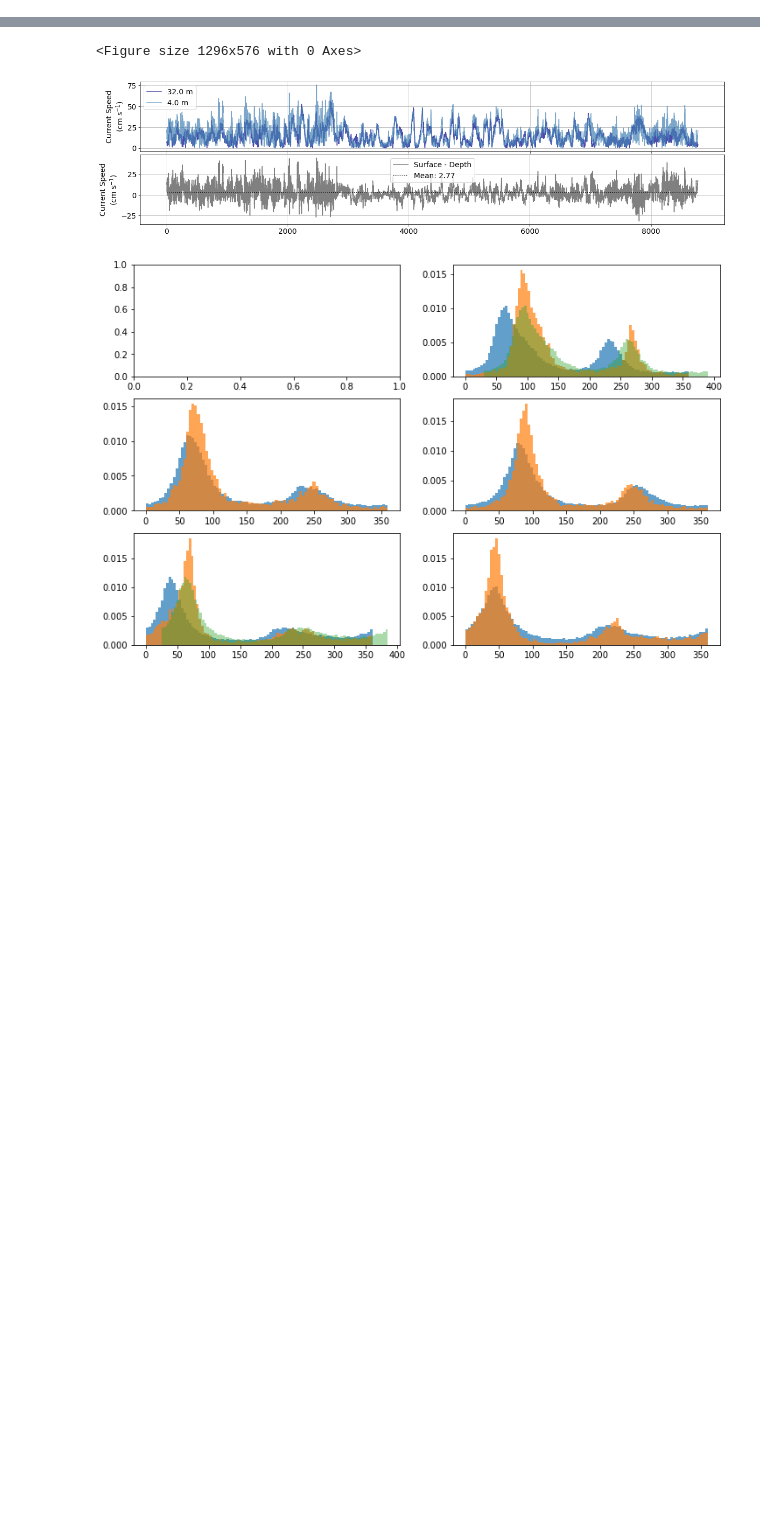
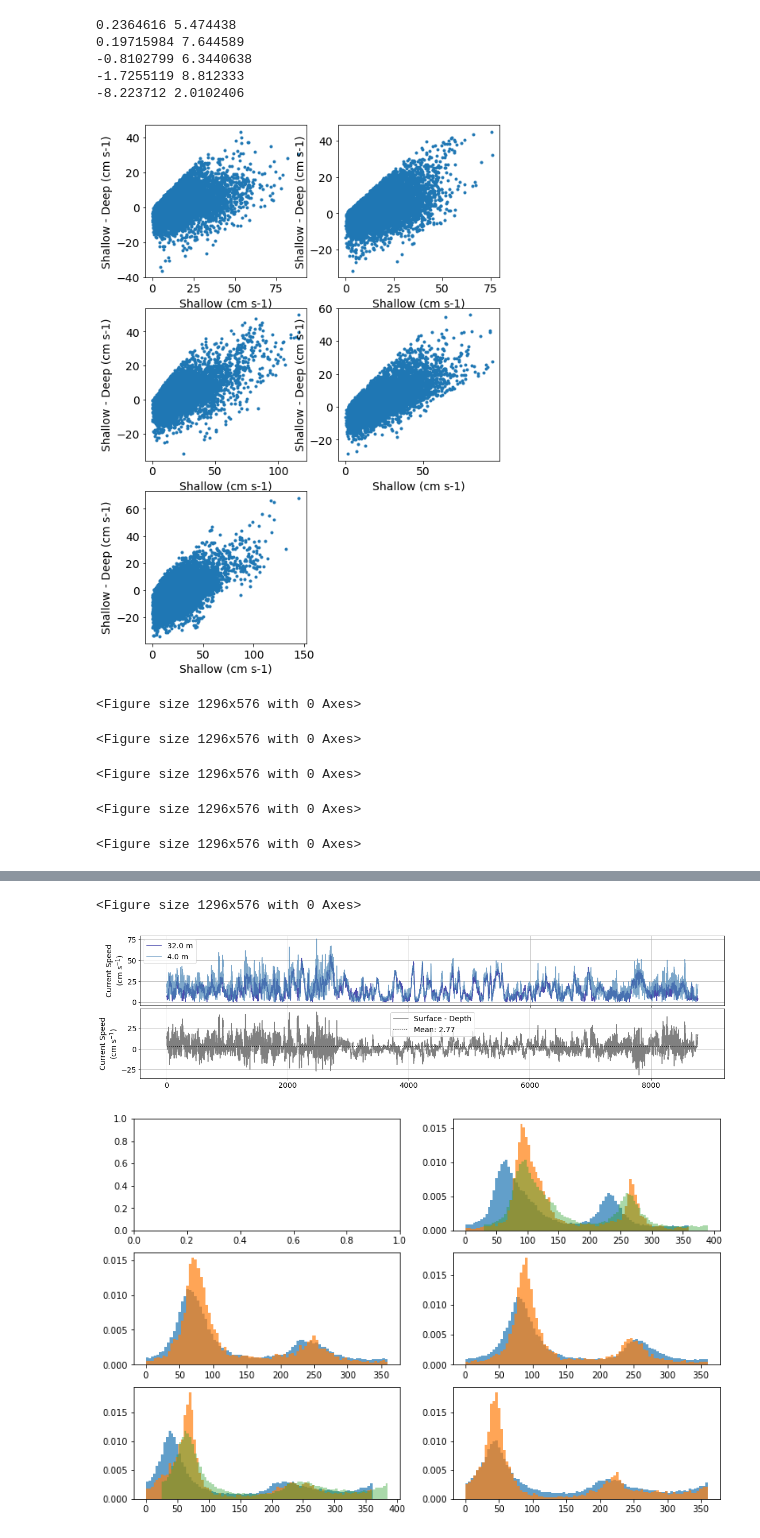
Before and after one commit to leviner/MooredEchosounders, a Jupyter notebook: code/adcpCompare.ipynb, the cells around one changed output, grey strips where cells are left out. Saved outputs shown, nothing was run; the diff lists cells and outputs as text; code cells hidden in the pictures; blank space fills up the shorter version.

Commit message:
figure updates

```diff
--- a/code/adcpCompare.ipynb
+++ b/code/adcpCompare.ipynb
@@ -80,3 +80,31 @@ df2 = readTracks('../data/analysisFiles/TrackRegions2_linear2.csv')
 df4 = readTracks('../data/analysisFiles/TrackRegions4_linear2.csv')
 df5 = readTracks('../data/analysisFiles/TrackRegions5_linear2.csv')
 df6 = readTracks('../data/analysisFiles/TrackRegions6_linear2.csv')
+# %%
+ct = 1
+fig = plt.figure(figsize = (8,12))
+for bigDs in [pmelTransport(D1_4)[0],pmelTransport(D1_4)[1],pmelTransport(D2_5)[0],pmelTransport(D2_5)[1],pmelTransport(D6)[0]]:
+    deep = bigDs.sel(depth=bigDs.depth.values.max())
+    shallow = bigDs.sel(depth=bigDs.depth.values.min())
+    mn = bigDs.mean(dim='depth')
+    d1 = np.ravel(mp.wind_speed(np.ravel(deep.u_1205)*units('cm/s'),np.ravel(deep.v_1206)*units('cm/s'))).magnitude
+    d2 = np.ravel(mp.wind_speed(np.ravel(shallow.u_1205)*units('cm/s'),np.ravel(shallow.v_1206)*units('cm/s'))).magnitude
+    d3 = np.ravel(mp.wind_speed(np.ravel(mn.u_1205)*units('cm/s'),np.ravel(mn.v_1206)*units('cm/s'))).magnitude
+    print(np.mean(d2[d2<20] -d1[d2<20]),np.mean(d2[d2>20] -d1[d2>20]))
+    ax = fig.add_subplot(3,2,ct)
+    ax.plot(d2,d2-d1,'.')
+    ax.set_ylabel('Shallow - Deep (cm s-1)')
+    ax.set_xlabel('Shallow (cm s-1)')
+    ct+=1
+# %% [output]
+0.2364616 5.474438
+0.19715984 7.644589
+-0.8102799 6.3440638
+-1.7255119 8.812333
+-8.223712 2.0102406
+[figure, added]
+<Figure size 1296x576 with 0 Axes>
+<Figure size 1296x576 with 0 Axes>
+<Figure size 1296x576 with 0 Axes>
+<Figure size 1296x576 with 0 Axes>
+<Figure size 1296x576 with 0 Axes>
```
Also changed, not shown: parts of 1 cell of this notebook.
